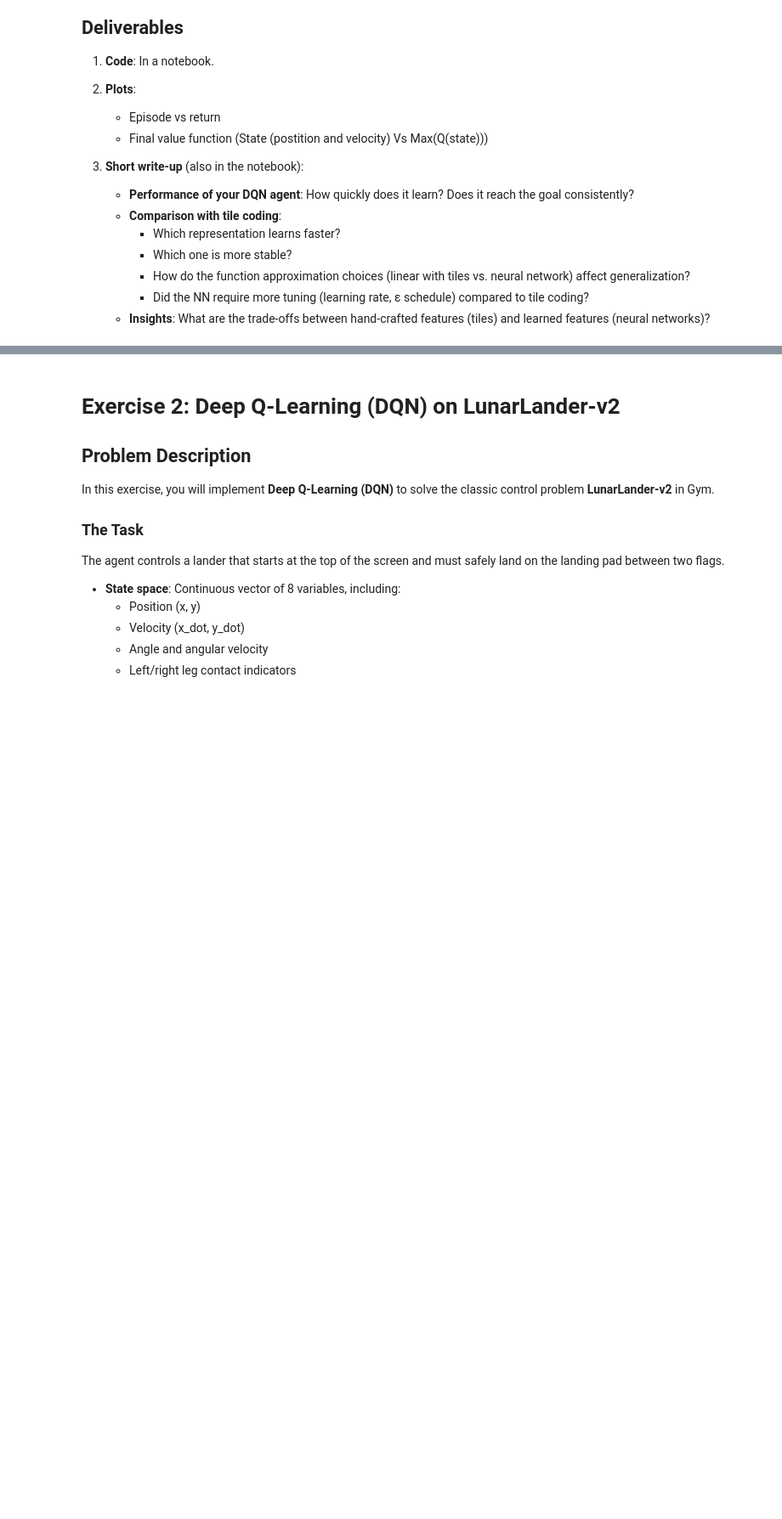
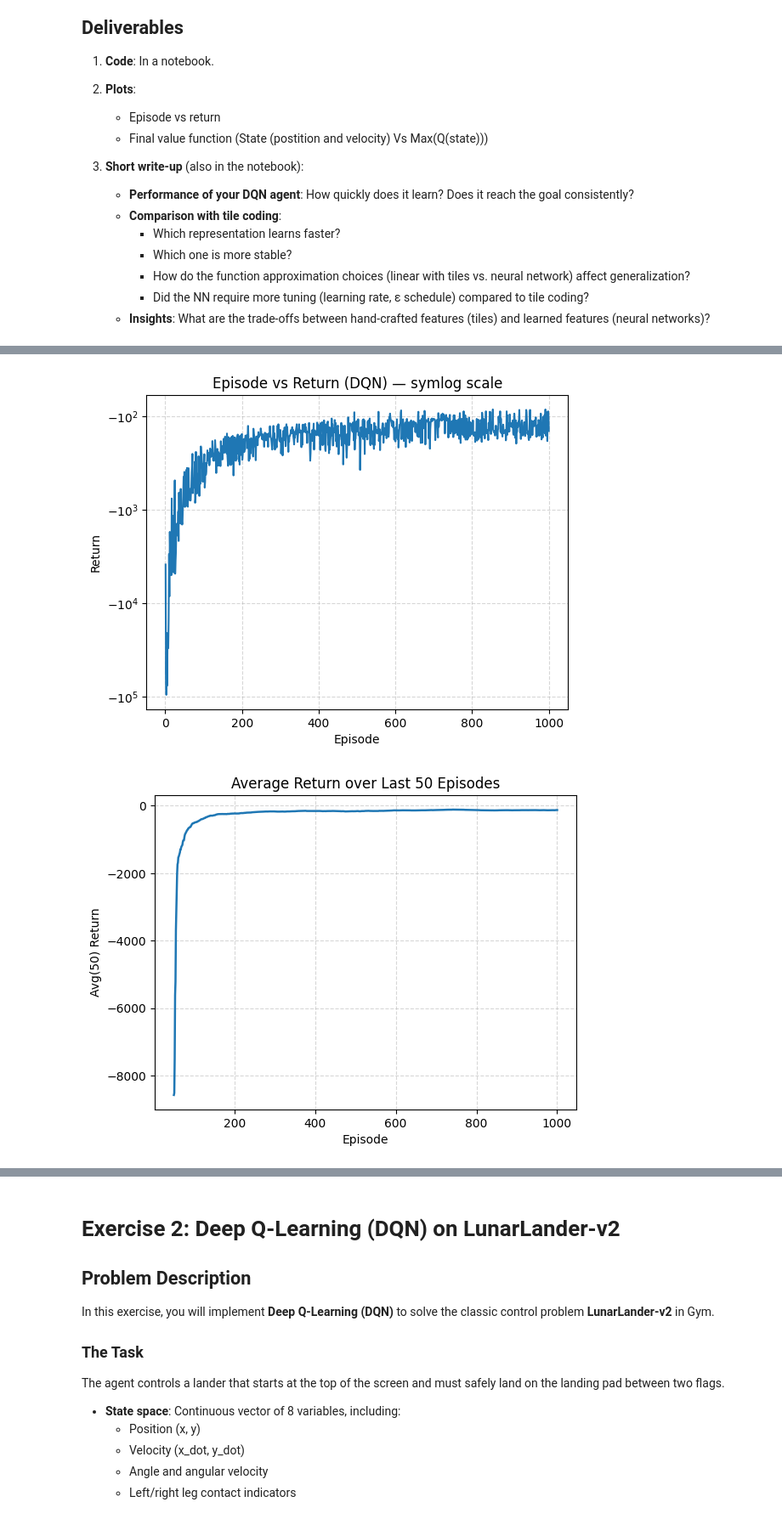
Before and after one commit to dingyida/reinforce-learning, a Jupyter notebook: lab6_nonlinear.ipynb, the cells around one changed output, grey strips where cells are left out. Shown at 85% size. Saved outputs shown, nothing was run; the diff lists cells and outputs as text; code cells hidden in the pictures; blank space fills up the shorter version.

```diff
--- a/lab6_nonlinear.ipynb
+++ b/lab6_nonlinear.ipynb
@@ -197,4 +197,79 @@ for episode in range(num_episodes):
   if (episode + 1) % 50 == 0:
       avg50 = np.mean(rewards_dqn[-50:]) if len(rewards_dqn) >= 50 else np.mean(rewards_dqn)
       print(f"[Ep {episode+1:4d}] Return={total_reward:7.2f}  Avg(50)={avg50:7.2f}  ε={epsilon:5.3f}  Buffer={len(replay_buffer)}")
+
+
+
+# =========================
+# POST-TRAINING PLOTS
+# =========================
+import matplotlib.pyplot as plt
+import numpy as np
+
+episodes_axis = np.arange(1, len(rewards_dqn) + 1)
+
+# ---- (1) Episode vs Return (log scale) ----
+plt.figure()
+plt.plot(episodes_axis, rewards_dqn, linewidth=1.5)
+plt.xlabel("Episode")
+plt.ylabel("Return")
+plt.title("Episode vs Return (DQN) — symlog scale")
+plt.grid(True, which="both", linestyle="--", alpha=0.5)
+# Use symmetric log so negative rewards are supported (MountainCar returns are often negative)
+plt.yscale("symlog", linthresh=1.0)
+
+# ---- (2) Avg(50) Reward ----
+window = 50
+if len(rewards_dqn) >= window:
+    # moving average (valid part only)
+    kernel = np.ones(window, dtype=float) / window
+    avg50 = np.convolve(rewards_dqn, kernel, mode="valid")
+    episodes_avg = np.arange(window, len(rewards_dqn) + 1)
+else:
+    # not enough points yet; show a simple running mean
+    avg50 = np.array([np.mean(rewards_dqn[:i]) for i in range(1, len(rewards_dqn) + 1)])
+    episodes_avg = episodes_axis
+
+plt.figure()
+plt.plot(episodes_avg, avg50, linewidth=1.8)
+plt.xlabel("Episode")
+plt.ylabel("Avg(50) Return")
+plt.title("Average Return over Last 50 Episodes")
+plt.grid(True, linestyle="--", alpha=0.5)
+
+# ---- (3) Final Value Function: max_a Q(s,a) over state grid ----
+# MountainCar state bounds
+pos_low, vel_low = env.observation_space.low
+pos_high, vel_high = env.observation_space.high
+
+# Build a grid over (position, velocity)
+N_pos, N_vel = 121, 121   # resolution (adjust if you want finer/coarser)
+pos_grid = np.linspace(pos_low, pos_high, N_pos)
+vel_grid = np.linspace(vel_low, vel_high, N_vel)
+P, V = np.meshgrid(pos_grid, vel_grid)  # shapes [N_vel, N_pos]
+
+grid_states = np.stack([P.ravel(), V.ravel()], axis=1)  # [N_pos*N_vel, 2]
+
+# Evaluate max Q on the grid
+q_net.eval()
+with torch.no_grad():
+    s = torch.tensor(grid_states, dtype=torch.float32, device=device)
+    q = q_net(s)                                # [N_pos*N_vel, n_actions]
+    max_q = q.max(dim=1).values.detach().cpu().numpy()  # [N_pos*N_vel]
+
+Z = max_q.reshape(N_vel, N_pos)  # reshape to match meshgrid (rows=vel, cols=pos)
+
+plt.figure()
+im = plt.imshow(
+    Z,
+    origin="lower",
+    extent=[pos_low, pos_high, vel_low, vel_high],
+    aspect="auto"
+)
+plt.colorbar(im, label="max_a Q(s,a)")
+plt.xlabel("Position")
+plt.ylabel("Velocity")
+plt.title("Final Value Function: max_a Q(s,a)")
+
+plt.show()
 # %% [output]
@@ -220,0 +296,2 @@ for episode in range(num_episodes):
+[figure, added]
+[figure, added]
```
Also changed, not shown: parts of 1 cell of this notebook.
